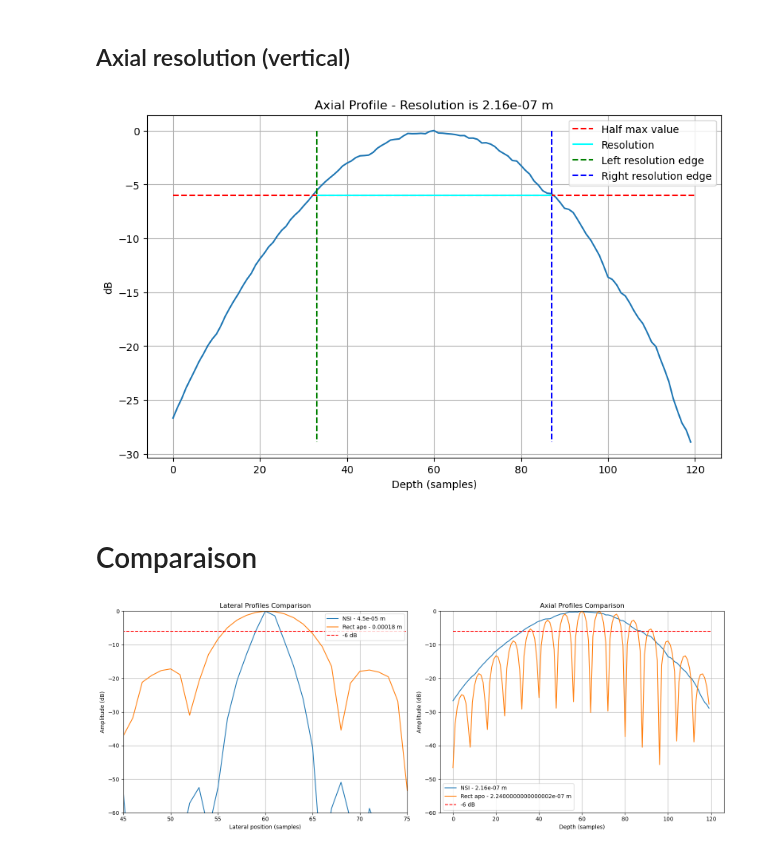
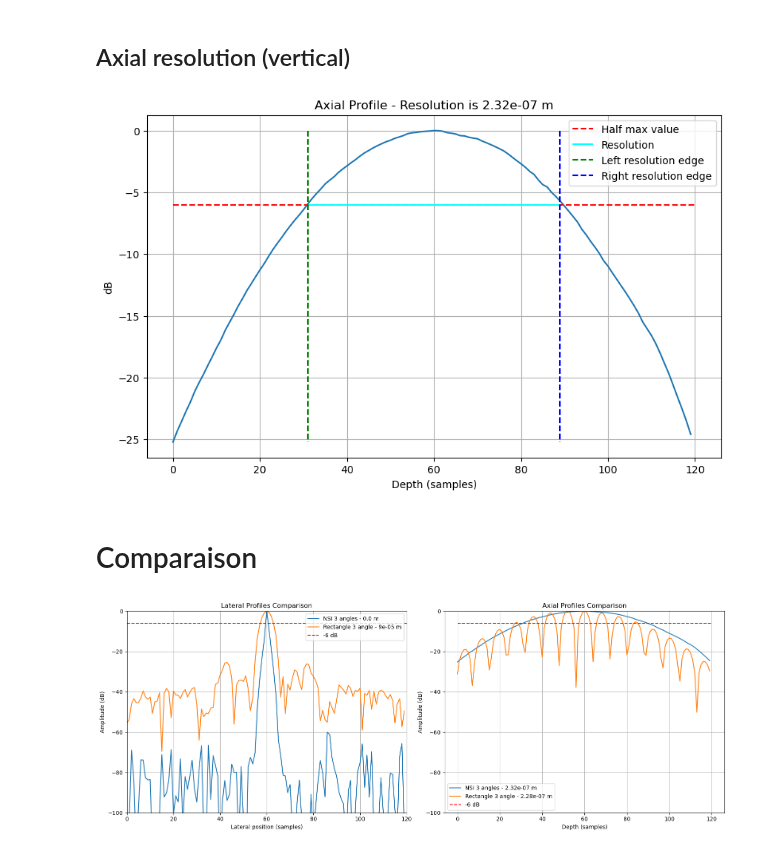
Before and after one commit to MatthieuVAUTRIN/superresolution, a Jupyter notebook: 003_visualization.ipynb, the cells around one changed output. Cells and saved outputs as stored; diff of their text form; code cells hidden in the pictures.

Commit message:
fixed post processing, not giving objects as parameter anymore

```diff
--- a/003_visualization.ipynb
+++ b/003_visualization.ipynb
@@ -1,8 +1,8 @@
 # %% [markdown]
 # Settings
 # %%
-file_path1 = "./data_nsi/csv/beamformed/000_test1_angle0_env_nsi.npy"
-file_path2 = "./data_nsi/csv/beamformed/000_test1_angle0_rectangle.npy"
+file_path1 = "./data_nsi/csv/beamformed/002_realpp_angle3_env_nsi.npy"
+file_path2 = "./data_nsi/csv/beamformed/002_realpp_angle3_rectangle.npy"
 
 visualizing_upsampled_data = True
 # %% [markdown]
@@ -170,7 +170,7 @@ plt.vlines(ax_right_idx, 0, min(axial_profile), colors='b', linestyles='--', lab
 plt.legend()
 plt.show()
 # %% [output]
-[figure, old version]
+[figure, new version]
 # %% [markdown]
 # Comparaison
 # %%
@@ -233,6 +233,6 @@ def compare_resolutions(bf_matrix1, bf_matrix2, step_size, lateral_step, submatr
     plt.tight_layout()
     plt.show()
 # %%
-compare_resolutions(bf_matrix1, bf_matrix2, step_size, params["simulation"]["lateral_step"], submatrix_size=120, labels=["NSI", "Rect apo"], ymin=-60, ymax=0, xmin=45, xmax=75)
+compare_resolutions(bf_matrix1, bf_matrix2, step_size, params["simulation"]["lateral_step"], submatrix_size=120, labels=["NSI 3 angles", "Rectangle 3 angle"], ymin=-100, ymax=0, xmin=0, xmax=120)
 # %% [output]
-[figure, old version]
+[figure, new version]
```
Also changed, not shown: parts of 4 cells of this notebook, 6 other files.
